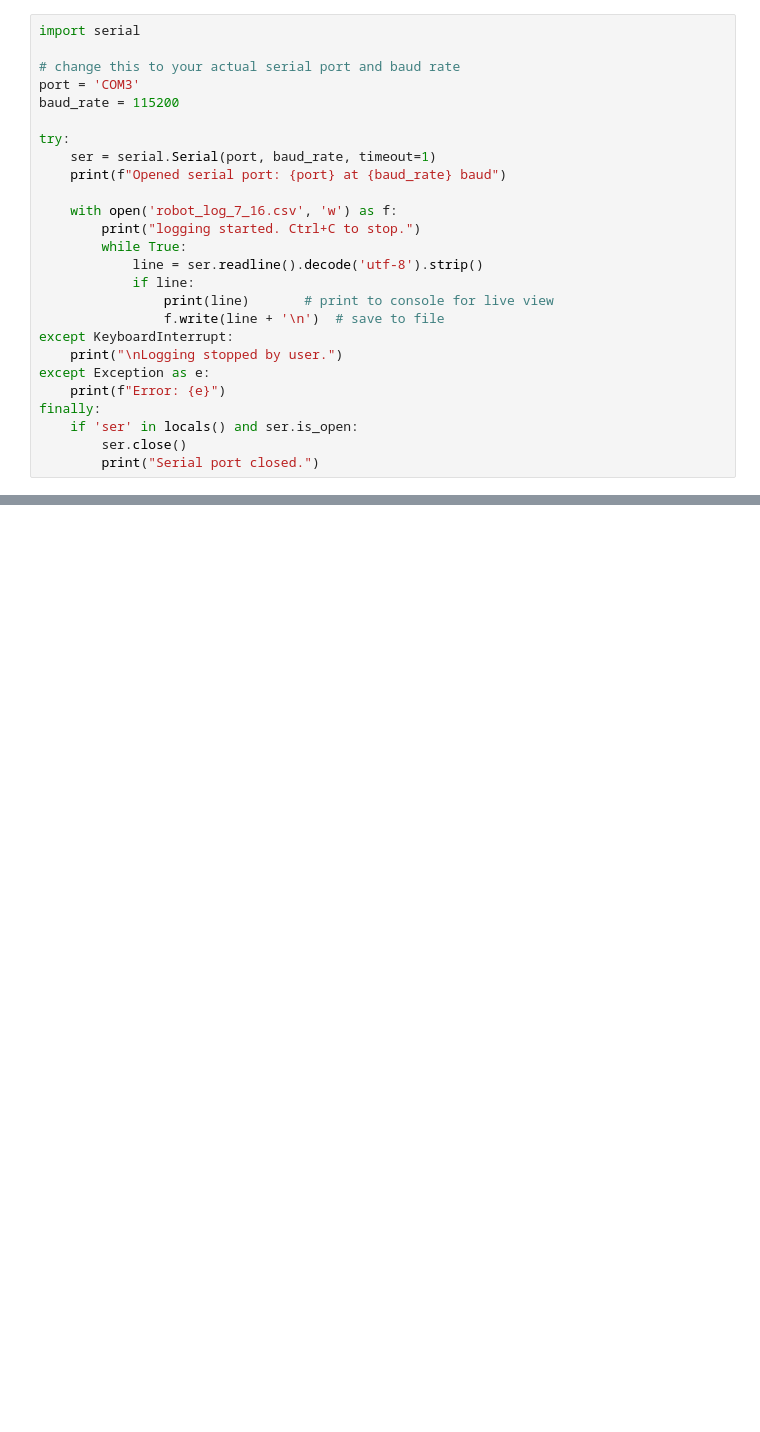
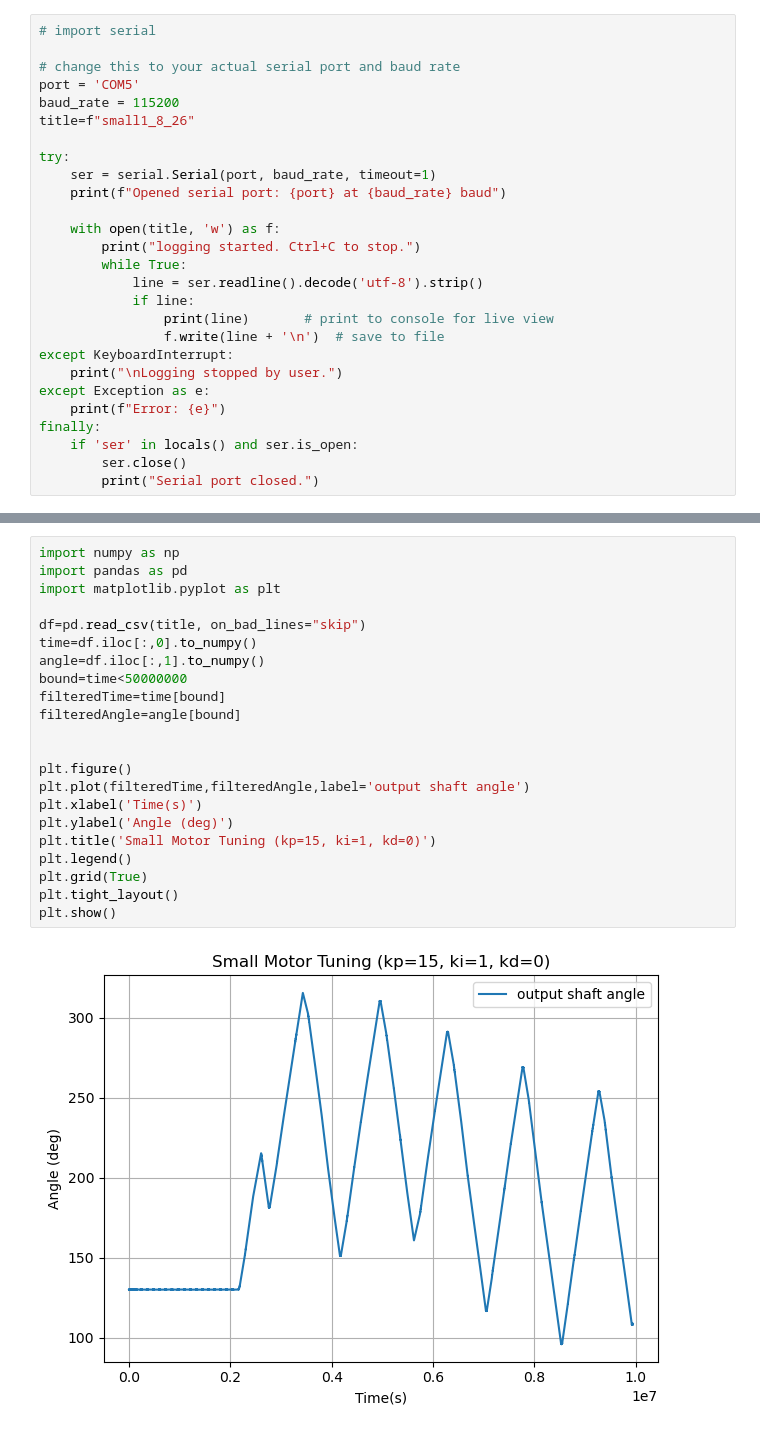
Before and after one commit to briconnors/BIRB, a Jupyter notebook: SERIAL_READ.ipynb, the cells around one changed output, grey strips where cells are left out. Saved outputs shown, nothing was run; the diff lists cells and outputs as text; blank space fills up the shorter version.

```diff
--- a/SERIAL_READ.ipynb
+++ b/SERIAL_READ.ipynb
@@ -1,15 +1,16 @@
 # %%
-import serial
+# import serial
 
 # change this to your actual serial port and baud rate
-port = 'COM3'
+port = 'COM5'
 baud_rate = 115200
+title=f"small1_8_26"
 
 try:
     ser = serial.Serial(port, baud_rate, timeout=1)
     print(f"Opened serial port: {port} at {baud_rate} baud")
 
-    with open('robot_log_7_16.csv', 'w') as f:
+    with open(title, 'w') as f:
         print("logging started. Ctrl+C to stop.")
         while True:
             line = ser.readline().decode('utf-8').strip()
@@ -57,0 +41,24 @@ df.to_csv('robot_log_7_16.txt', sep='\t', index=False)  # or sep=',' or sep=' '
+# %%
+import numpy as np
+import pandas as pd
+import matplotlib.pyplot as plt
+
+df=pd.read_csv(title, on_bad_lines="skip")
+time=df.iloc[:,0].to_numpy()
+angle=df.iloc[:,1].to_numpy()
+bound=time<50000000
+filteredTime=time[bound]
+filteredAngle=angle[bound]
+
+
+plt.figure()
+plt.plot(filteredTime,filteredAngle,label='output shaft angle')
+plt.xlabel('Time(s)')
+plt.ylabel('Angle (deg)')
+plt.title('Small Motor Tuning (kp=15, ki=1, kd=0)')
+plt.legend()
+plt.grid(True)
+plt.tight_layout()
+plt.show()
+# %% [output]
+[figure, added]
```
Also changed, not shown: parts of 4 cells of this notebook, 1 other file.
